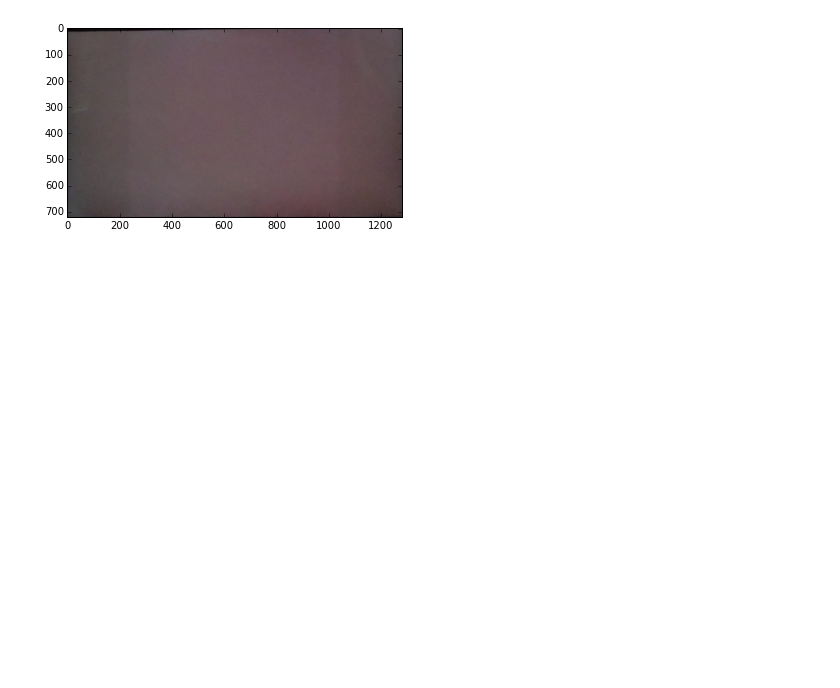
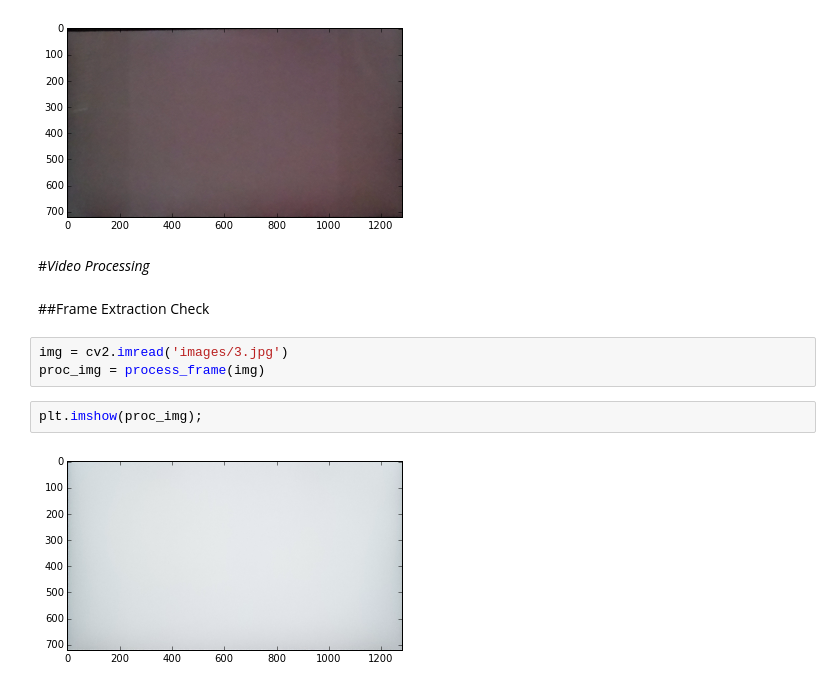
Before and after one commit to pearsonlab/cv-testing, a Jupyter notebook: find-screen.ipynb, the cells around one changed output. Cells and saved outputs as stored; diff of their text form; blank space fills up the shorter version.

Commit message:
Added frame extraction function that ties all processing together

```diff
--- a/find-screen.ipynb
+++ b/find-screen.ipynb
@@ -64,3 +68,14 @@ trans_img = cv2.warpPerspective(img, trans, (1280,720))
 plt.imshow(trans_img);
 # %% [output]
 [figure]
+# %% [markdown]
+#*Video Processing*
+# %% [markdown]
+##Frame Extraction Check
+# %%
+img = cv2.imread('images/3.jpg')
+proc_img = process_frame(img)
+# %%
+plt.imshow(proc_img);
+# %% [output]
+[figure, added]
```
Also changed, not shown: parts of 2 cells of this notebook, 1 other file.
